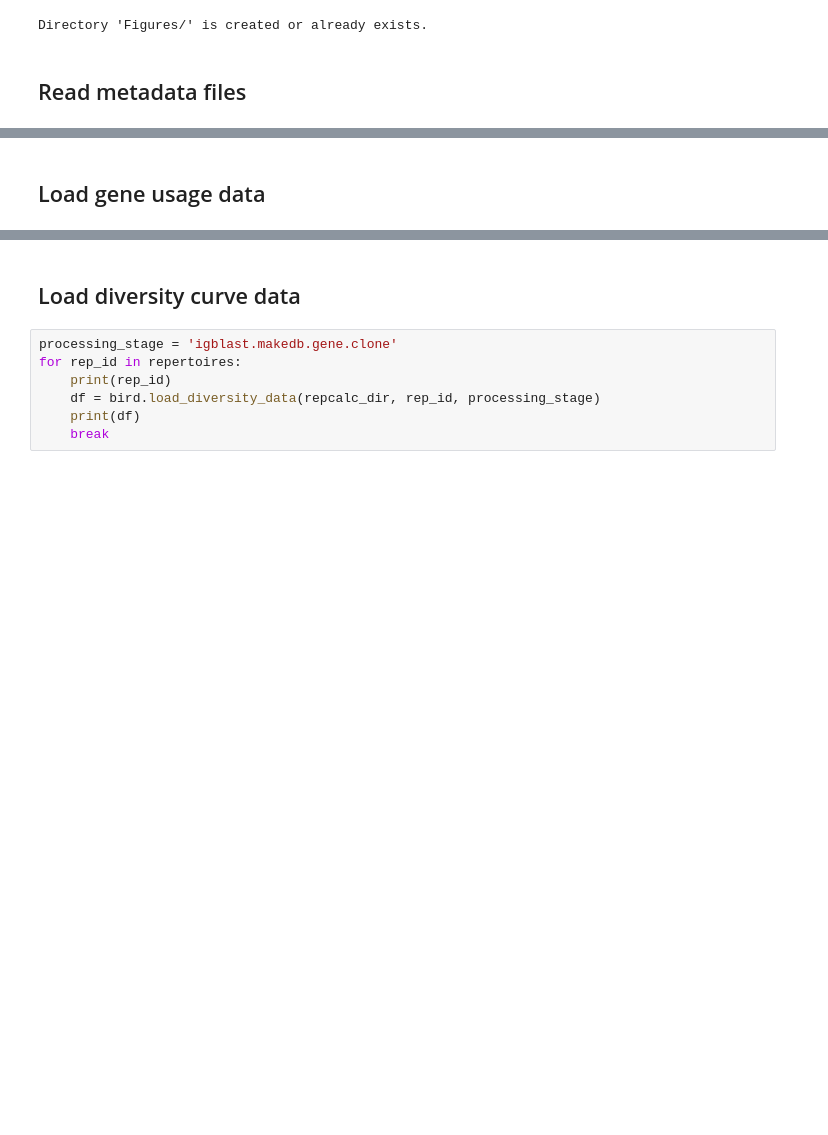
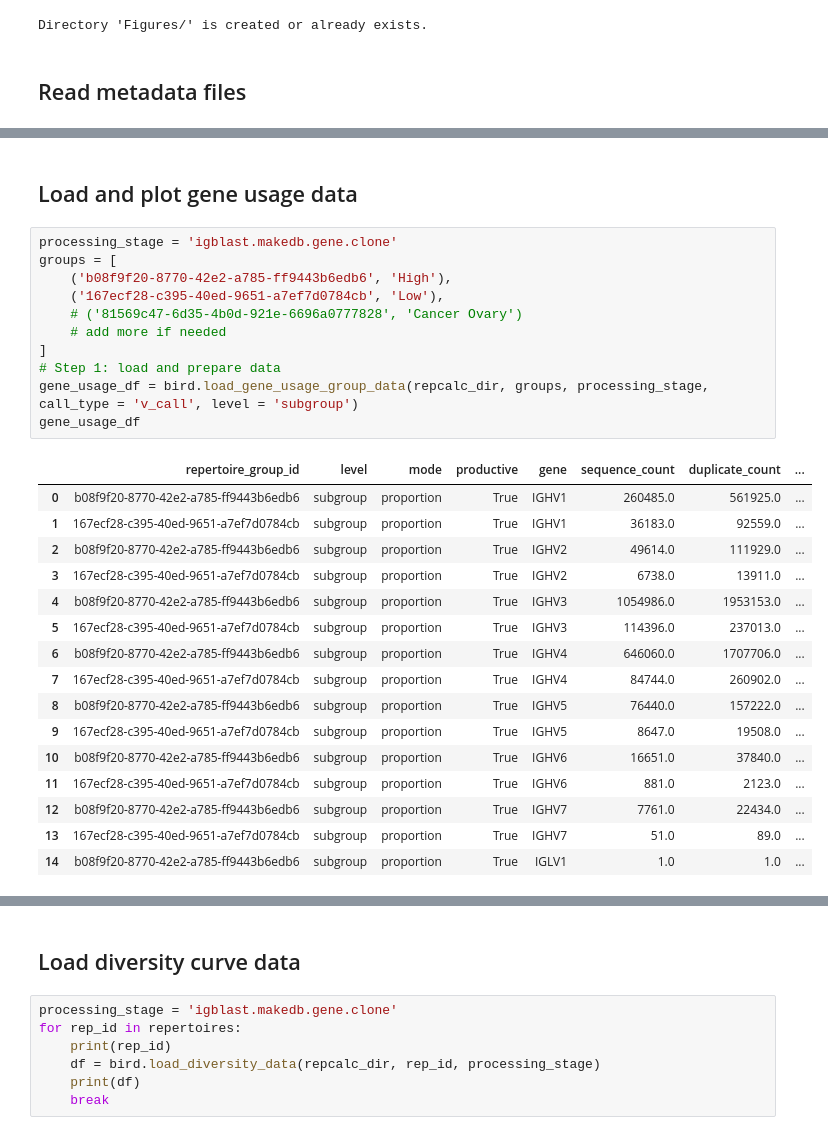
Before and after one commit to Cowell-Lab/monson-lab-projects, a Jupyter notebook: COVVAX/analysis_charts.ipynb, the cells around one changed output, grey strips where cells are left out. Cells and saved outputs as stored; diff of their text form; blank space fills up the shorter version.

```diff
--- a/COVVAX/analysis_charts.ipynb
+++ b/COVVAX/analysis_charts.ipynb
@@ -46,2 +55,30 @@ Total Number of Repertoire Groups:  6
 # %% [markdown]
-## Load gene usage data
+## Load and plot gene usage data
+# %%
+processing_stage = 'igblast.makedb.gene.clone'
+groups = [
+    ('b08f9f20-8770-42e2-a785-ff9443b6edb6', 'High'),
+    ('167ecf28-c395-40ed-9651-a7ef7d0784cb', 'Low'),
+    # ('81569c47-6d35-4b0d-921e-6696a0777828', 'Cancer Ovary')
+    # add more if needed
+]
+# Step 1: load and prepare data
+gene_usage_df = bird.load_gene_usage_group_data(repcalc_dir, groups, processing_stage, call_type = 'v_call', level = 'subgroup')
+gene_usage_df
+# %% [output]
+|  | repertoire_group_id | level | mode | productive | gene | sequence_count | duplicate_count | ... |
+| 0 | b08f9f20-8770-42e2-a785-ff9443b6edb6 | subgroup | proportion | True | IGHV1 | 260485.0 | 561925.0 | ... |
+| 1 | 167ecf28-c395-40ed-9651-a7ef7d0784cb | subgroup | proportion | True | IGHV1 | 36183.0 | 92559.0 | ... |
+| 2 | b08f9f20-8770-42e2-a785-ff9443b6edb6 | subgroup | proportion | True | IGHV2 | 49614.0 | 111929.0 | ... |
+| 3 | 167ecf28-c395-40ed-9651-a7ef7d0784cb | subgroup | proportion | True | IGHV2 | 6738.0 | 13911.0 | ... |
+| 4 | b08f9f20-8770-42e2-a785-ff9443b6edb6 | subgroup | proportion | True | IGHV3 | 1054986.0 | 1953153.0 | ... |
+| 5 | 167ecf28-c395-40ed-9651-a7ef7d0784cb | subgroup | proportion | True | IGHV3 | 114396.0 | 237013.0 | ... |
+| 6 | b08f9f20-8770-42e2-a785-ff9443b6edb6 | subgroup | proportion | True | IGHV4 | 646060.0 | 1707706.0 | ... |
+| 7 | 167ecf28-c395-40ed-9651-a7ef7d0784cb | subgroup | proportion | True | IGHV4 | 84744.0 | 260902.0 | ... |
+| 8 | b08f9f20-8770-42e2-a785-ff9443b6edb6 | subgroup | proportion | True | IGHV5 | 76440.0 | 157222.0 | ... |
+| 9 | 167ecf28-c395-40ed-9651-a7ef7d0784cb | subgroup | proportion | True | IGHV5 | 8647.0 | 19508.0 | ... |
+| 10 | b08f9f20-8770-42e2-a785-ff9443b6edb6 | subgroup | proportion | True | IGHV6 | 16651.0 | 37840.0 | ... |
+| 11 | 167ecf28-c395-40ed-9651-a7ef7d0784cb | subgroup | proportion | True | IGHV6 | 881.0 | 2123.0 | ... |
+| 12 | b08f9f20-8770-42e2-a785-ff9443b6edb6 | subgroup | proportion | True | IGHV7 | 7761.0 | 22434.0 | ... |
+| 13 | 167ecf28-c395-40ed-9651-a7ef7d0784cb | subgroup | proportion | True | IGHV7 | 51.0 | 89.0 | ... |
+| 14 | b08f9f20-8770-42e2-a785-ff9443b6edb6 | subgroup | proportion | True | IGLV1 | 1.0 | 1.0 | ... |
```
Also changed, not shown: parts of 2 cells of this notebook.
